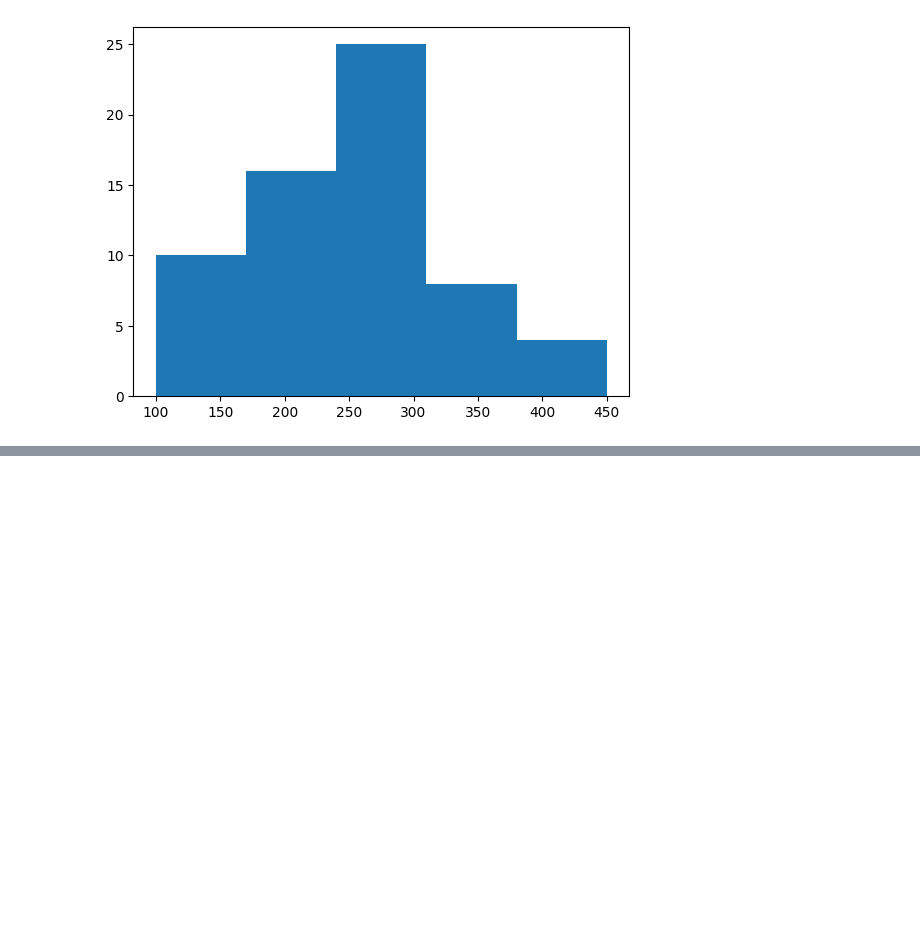
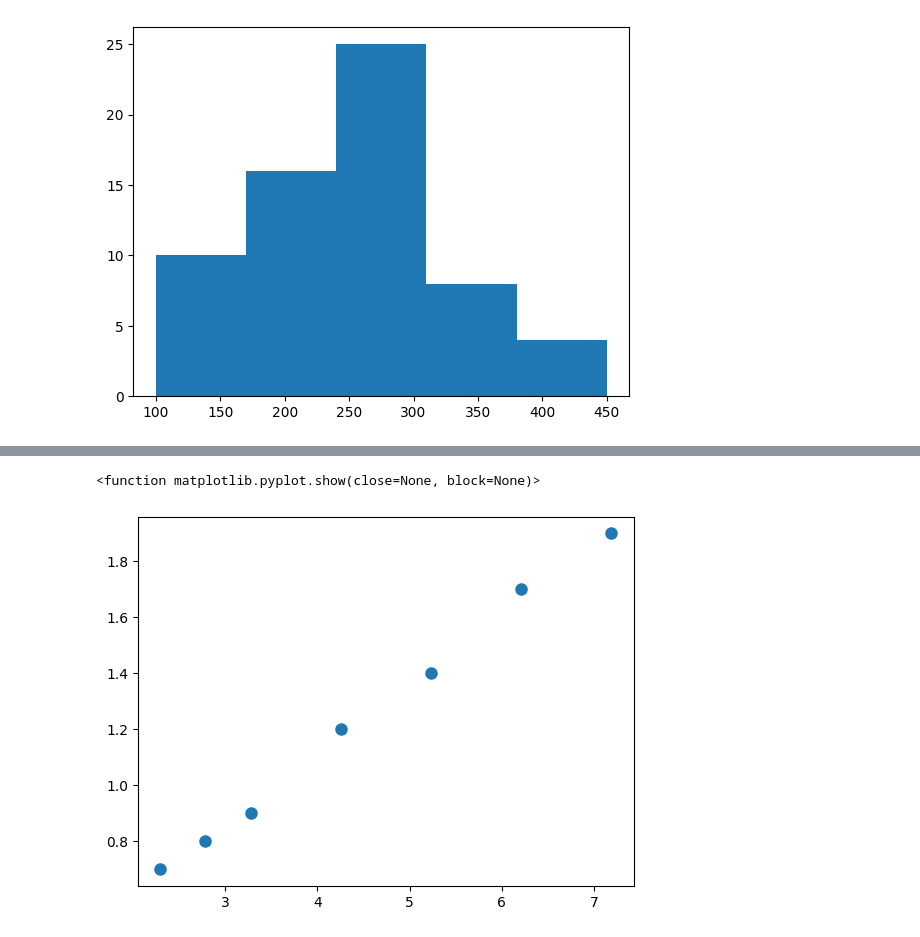
Before and after one commit to Hdavid1123/F-sica-Experimental-II-2024-1, a Jupyter notebook: Tarea_3/minimos_cuadrados.ipynb, the cells around one changed output, grey strips where cells are left out. Saved outputs shown, nothing was run; the diff lists cells and outputs as text; code cells hidden in the pictures; blank space fills up the shorter version.

```diff
--- a/Tarea_3/minimos_cuadrados.ipynb
+++ b/Tarea_3/minimos_cuadrados.ipynb
@@ -84,0 +110,7 @@ La desviación estándar es: 77.26
+# %%
+plt.plot(weight, fabric_newtons, marker='o', linestyle='', markersize=8)
+
+plt.show
+# %% [output]
+<function matplotlib.pyplot.show(close=None, block=None)>
+[figure, added]
```
Also changed, not shown: parts of 5 cells of this notebook.
